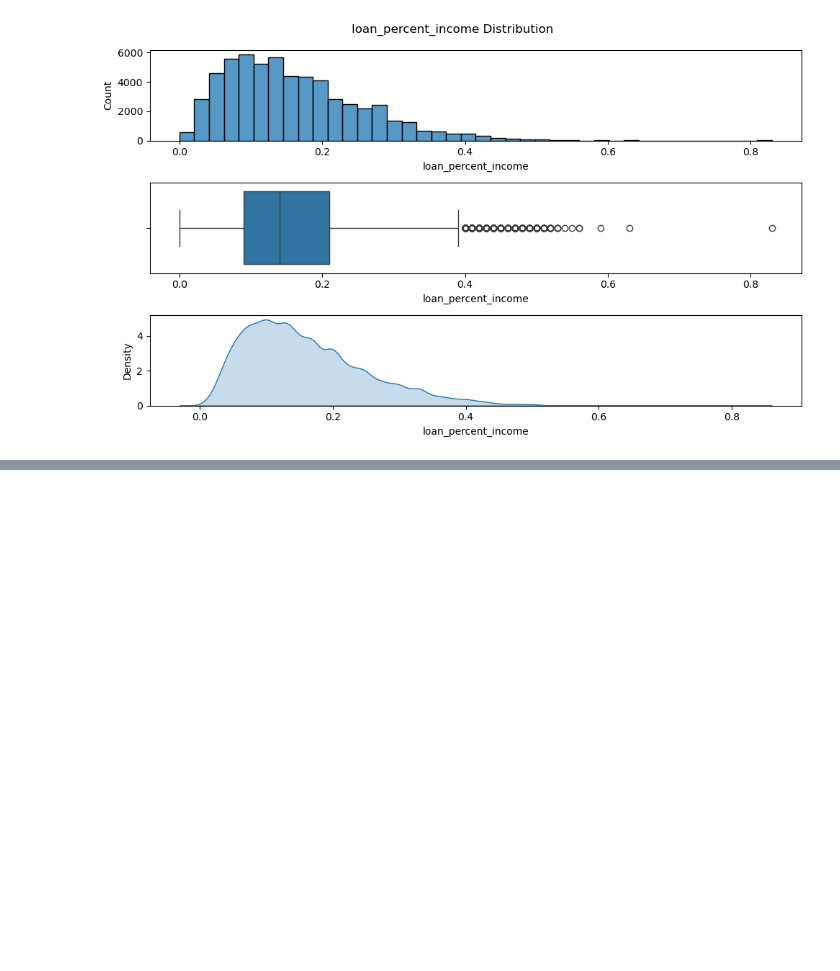
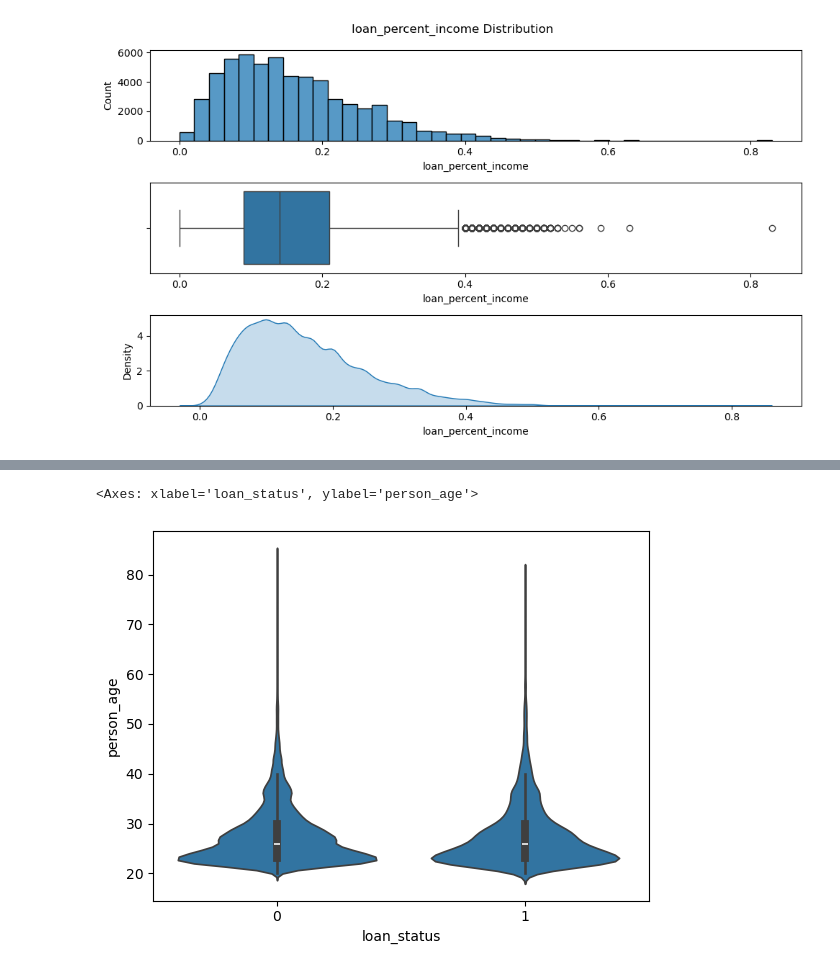
Before and after one commit to abdulvajid1/Loan-Approval-Prediction-, a Jupyter notebook: Loan Approval Prediction.ipynb, the cells around one changed output, grey strips where cells are left out. Saved outputs shown, nothing was run; the diff lists cells and outputs as text; code cells hidden in the pictures; blank space fills up the shorter version.

```diff
--- a/Loan Approval Prediction.ipynb
+++ b/Loan Approval Prediction.ipynb
@@ -183,0 +175,6 @@ df
+# %%
+# Person age vs Loan Approval
+sns.violinplot(y=df['person_age'],x=df['loan_status'])
+# %% [output]
+<Axes: xlabel='loan_status', ylabel='person_age'>
+[figure, added]
```
Also changed, not shown: parts of 16 cells of this notebook.
